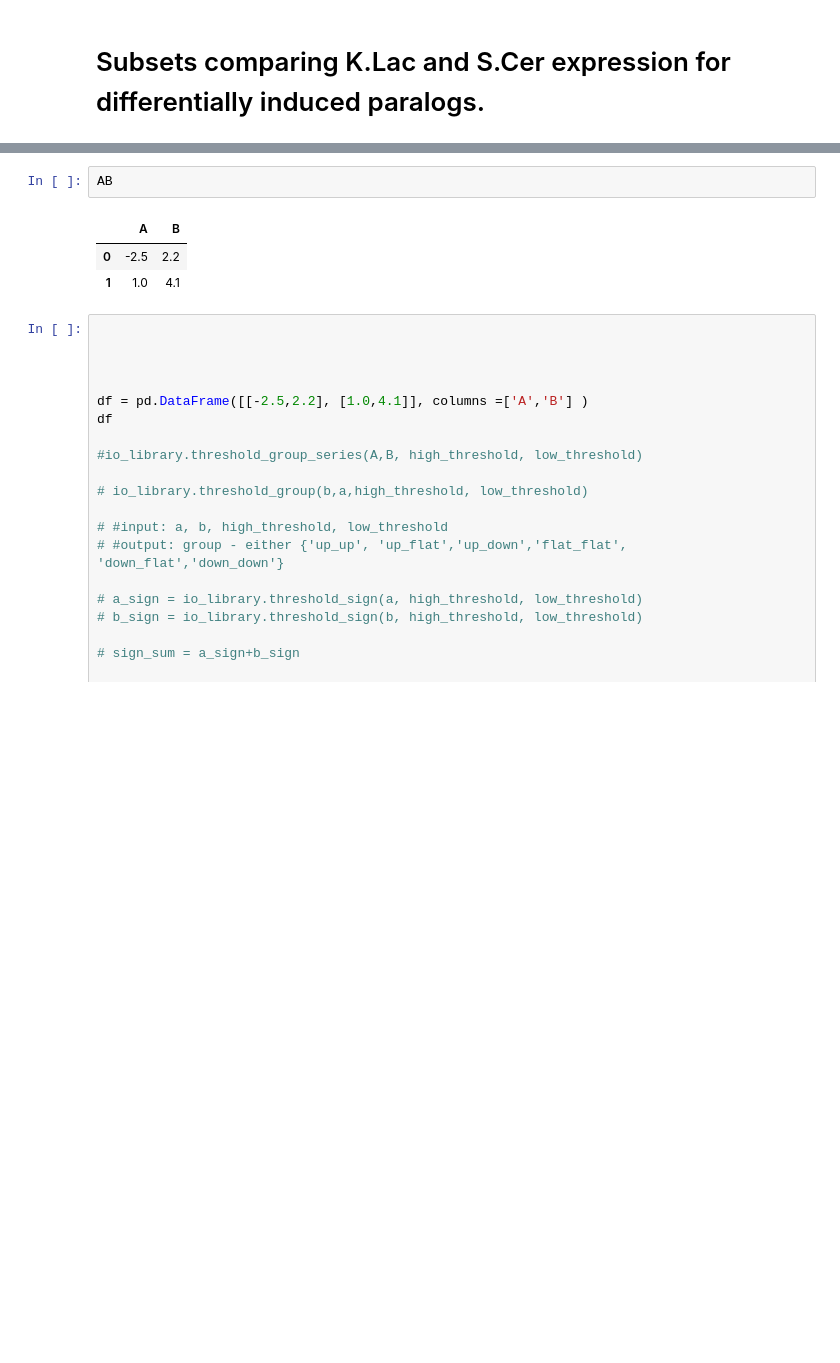
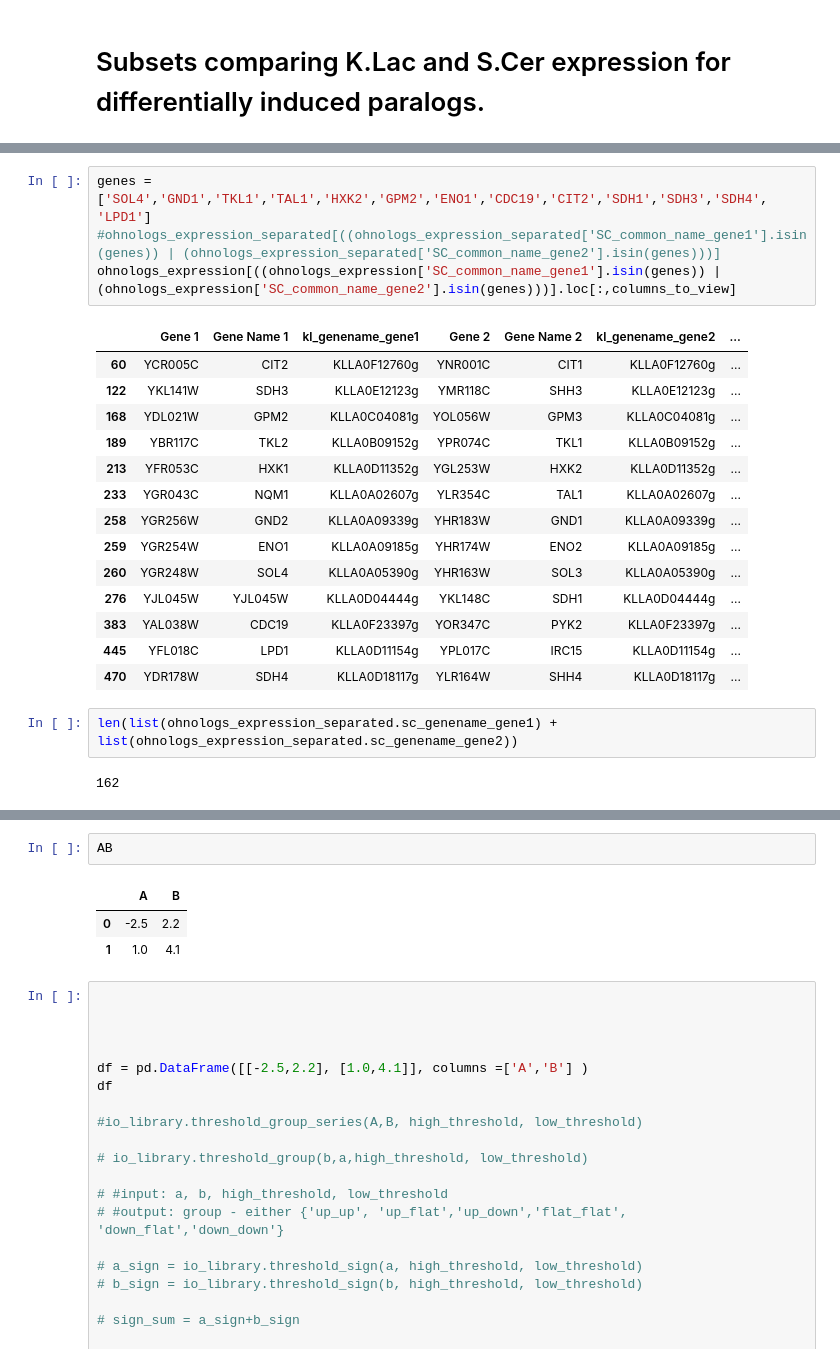
Before and after one commit to heineike02/yeast_esr_expression_analysis, a Jupyter notebook: scripts/20171016_paralog_analysis.ipynb, the cells around one changed output, grey strips where cells are left out. Drawn from its saved outputs; the diff is of its cells as text; blank space fills up the shorter version.

```diff
--- a/scripts/20171016_paralog_analysis.ipynb
+++ b/scripts/20171016_paralog_analysis.ipynb
@@ -450,0 +933,23 @@ py.iplot(fig, filename='paralog_expression_groups_kl_exp')
+# %%
+genes = ['SOL4','GND1','TKL1','TAL1','HXK2','GPM2','ENO1','CDC19','CIT2','SDH1','SDH3','SDH4', 'LPD1']
+#ohnologs_expression_separated[((ohnologs_expression_separated['SC_common_name_gene1'].isin(genes)) | (ohnologs_expression_separated['SC_common_name_gene2'].isin(genes)))]
+ohnologs_expression[((ohnologs_expression['SC_common_name_gene1'].isin(genes)) | (ohnologs_expression['SC_common_name_gene2'].isin(genes)))].loc[:,columns_to_view]
+# %% [output]
+|  | Gene 1 | Gene Name 1 | kl_genename_gene1 | Gene 2 | Gene Name 2 | kl_genename_gene2 | ... |
+| 60 | YCR005C | CIT2 | KLLA0F12760g | YNR001C | CIT1 | KLLA0F12760g | ... |
+| 122 | YKL141W | SDH3 | KLLA0E12123g | YMR118C | SHH3 | KLLA0E12123g | ... |
+| 168 | YDL021W | GPM2 | KLLA0C04081g | YOL056W | GPM3 | KLLA0C04081g | ... |
+| 189 | YBR117C | TKL2 | KLLA0B09152g | YPR074C | TKL1 | KLLA0B09152g | ... |
+| 213 | YFR053C | HXK1 | KLLA0D11352g | YGL253W | HXK2 | KLLA0D11352g | ... |
+| 233 | YGR043C | NQM1 | KLLA0A02607g | YLR354C | TAL1 | KLLA0A02607g | ... |
+| 258 | YGR256W | GND2 | KLLA0A09339g | YHR183W | GND1 | KLLA0A09339g | ... |
+| 259 | YGR254W | ENO1 | KLLA0A09185g | YHR174W | ENO2 | KLLA0A09185g | ... |
+| 260 | YGR248W | SOL4 | KLLA0A05390g | YHR163W | SOL3 | KLLA0A05390g | ... |
+| 276 | YJL045W | YJL045W | KLLA0D04444g | YKL148C | SDH1 | KLLA0D04444g | ... |
+| 383 | YAL038W | CDC19 | KLLA0F23397g | YOR347C | PYK2 | KLLA0F23397g | ... |
+| 445 | YFL018C | LPD1 | KLLA0D11154g | YPL017C | IRC15 | KLLA0D11154g | ... |
+| 470 | YDR178W | SDH4 | KLLA0D18117g | YLR164W | SHH4 | KLLA0D18117g | ... |
+# %%
+len(list(ohnologs_expression_separated.sc_genename_gene1) + list(ohnologs_expression_separated.sc_genename_gene2))
+# %% [output]
+162
```
Also changed, not shown: parts of 39 cells of this notebook, 6 other files.
